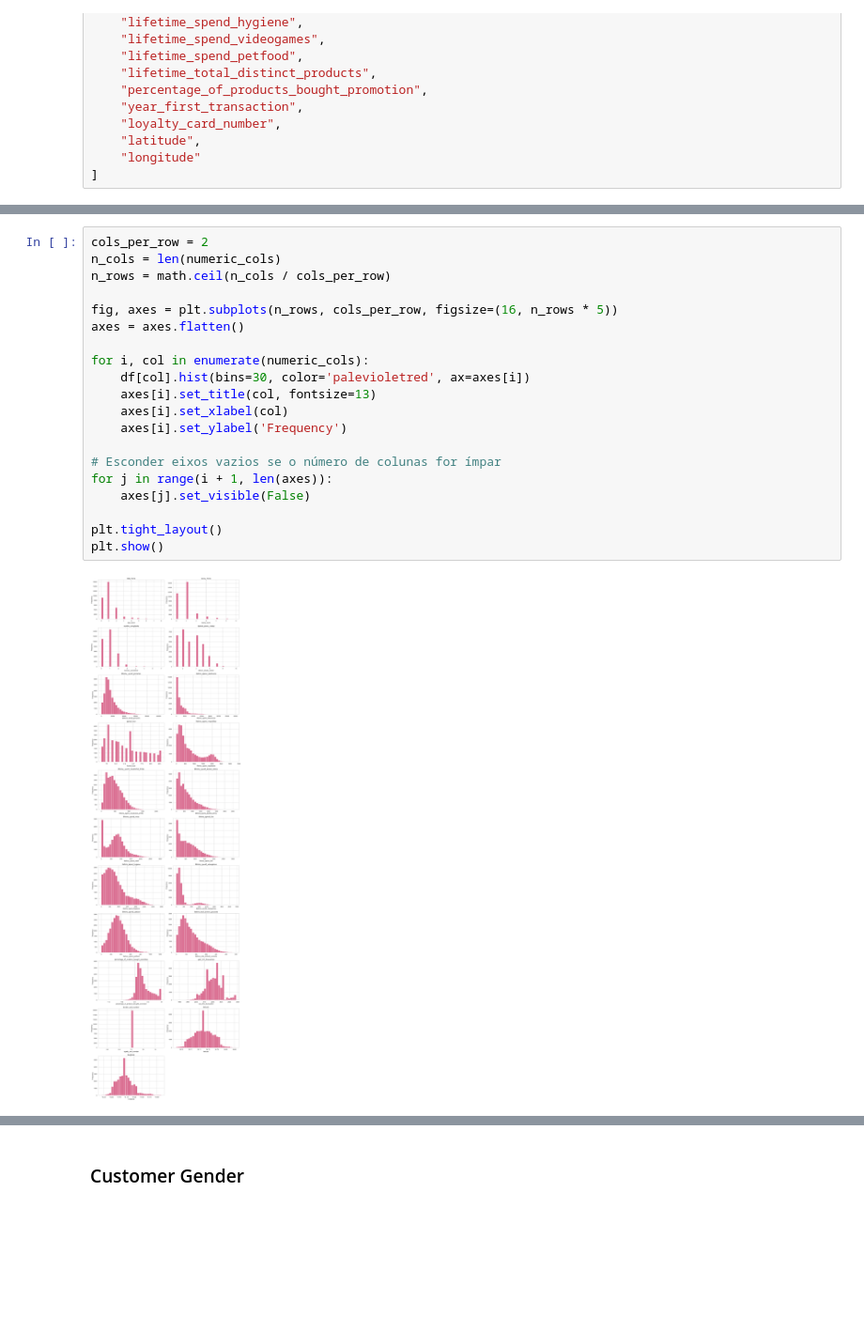
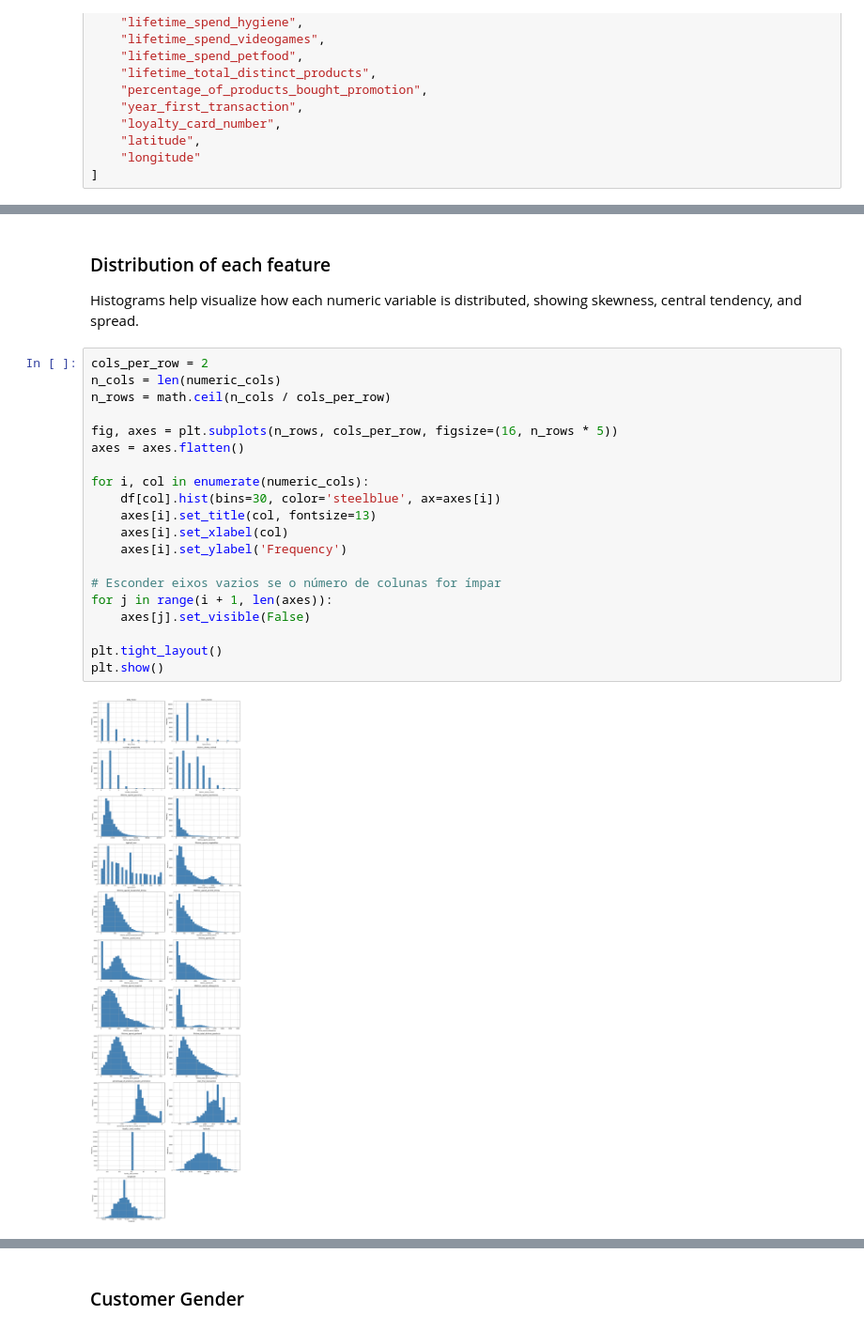
Before and after one commit to marianasfmartins/Customer-Segmentation-Project, a Jupyter notebook: Course Assignment - Customer Segmentation-20260417/EDA-Casa.ipynb, the cells around one changed output, grey strips where cells are left out. Shown at 94% size. Drawn from its saved outputs; the diff is of its cells as text; blank space fills up the shorter version.

```diff
--- a/Course Assignment - Customer Segmentation-20260417/EDA-Casa.ipynb
+++ b/Course Assignment - Customer Segmentation-20260417/EDA-Casa.ipynb
@@ -181,22 +195,25 @@ numeric_cols = [
+# %% [markdown]
+### Distribution of each feature
+Histograms help visualize how each numeric variable is distributed, showing skewness, central tendency, and spread.
 # %%
 cols_per_row = 2
 n_cols = len(numeric_cols)
 n_rows = math.ceil(n_cols / cols_per_row)
 
 fig, axes = plt.subplots(n_rows, cols_per_row, figsize=(16, n_rows * 5))
 axes = axes.flatten()
 
 for i, col in enumerate(numeric_cols):
-    df[col].hist(bins=30, color='palevioletred', ax=axes[i])
+    df[col].hist(bins=30, color='steelblue', ax=axes[i])
     axes[i].set_title(col, fontsize=13)
     axes[i].set_xlabel(col)
     axes[i].set_ylabel('Frequency')
 
 # Esconder eixos vazios se o número de colunas for ímpar
 for j in range(i + 1, len(axes)):
     axes[j].set_visible(False)
 
 plt.tight_layout()
 plt.show()
 # %% [output]
-[figure, old version]
+[figure, new version]
```
Also changed, not shown: parts of 27 cells of this notebook.
